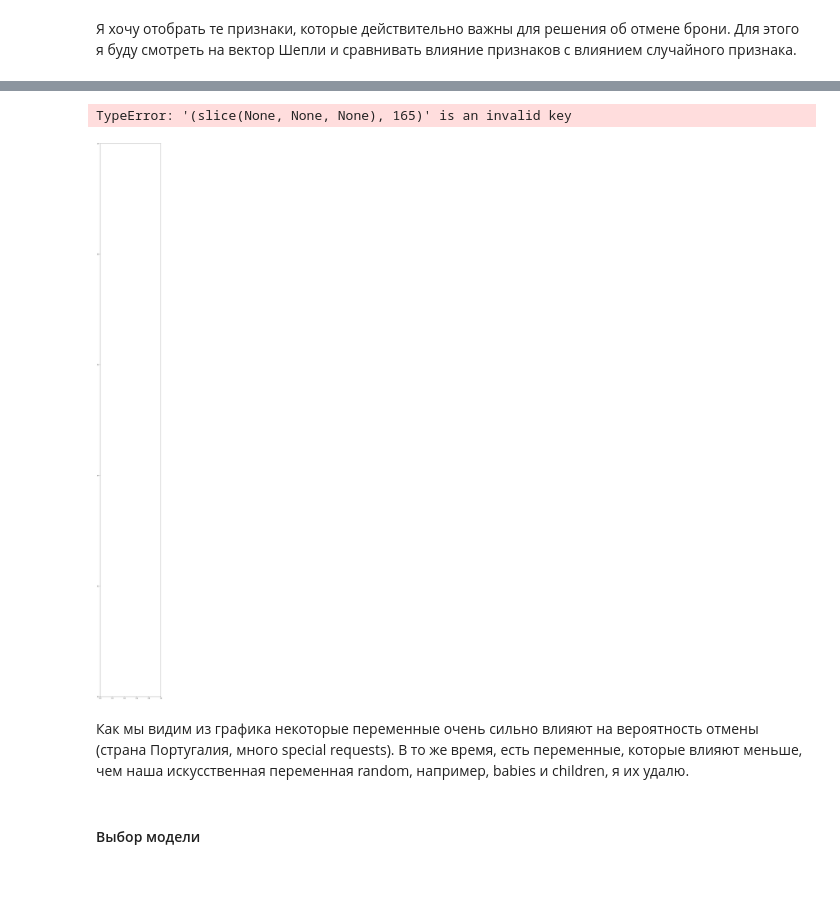
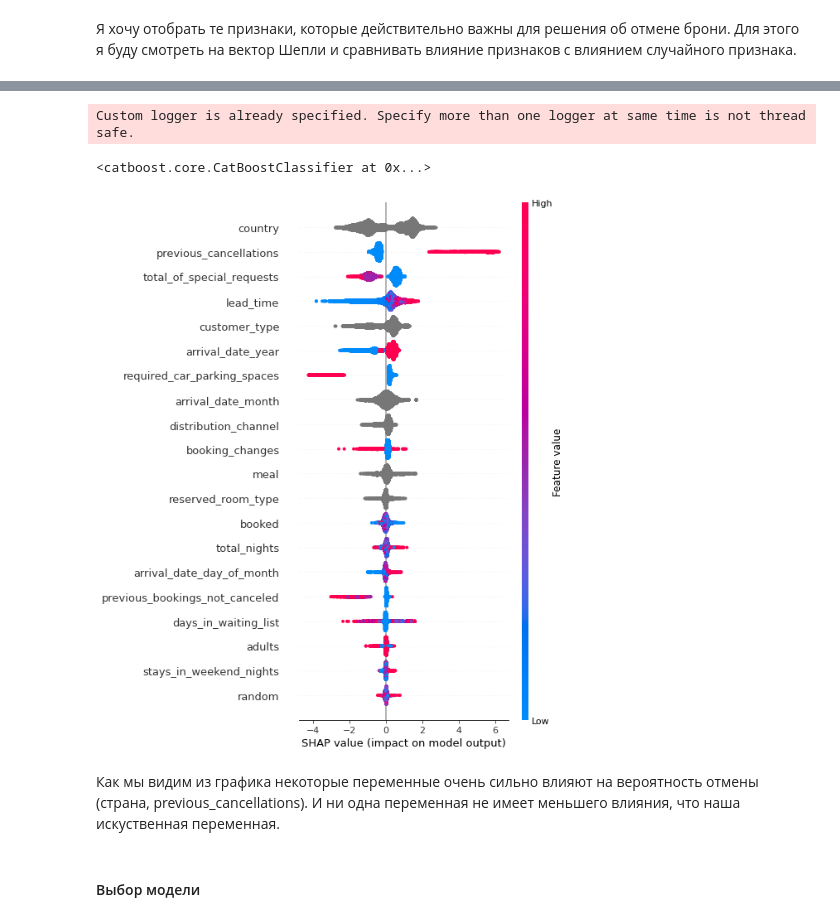
Before and after one commit to kipirka/Python_projects, a Jupyter notebook: Hotels.ipynb, the cells around one changed output, grey strips where cells are left out. Saved outputs shown, nothing was run; the diff lists cells and outputs as text; code cells hidden in the pictures; blank space fills up the shorter version.

```diff
--- a/Hotels.ipynb
+++ b/Hotels.ipynb
@@ -606,9 +815,18 @@ shap_values = ex.shap_values(features_valid_encoded)
-# %%
-# График влияния разных фичей
-shap.summary_plot(shap_values, features_valid_encoded, max_display=200)
-# %% [output]
-TypeError: '(slice(None, None, None), 165)' is an invalid key
-[figure, removed]
+# %%
+model = CatBoostClassifier(iterations=300, random_seed=42)
+# %%
+model.fit(features_train, target_train, cat_features=categorical, verbose=False, plot=False)
+# %% [output]
+Custom logger is already specified. Specify more than one logger at same time is not thread safe.
+<catboost.core.CatBoostClassifier at 0x...>
+# %%
+explainer = shap.TreeExplainer(model)
+# %%
+shap_values = explainer.shap_values(Pool(features_train, target_train, cat_features=categorical))
+# %%
+shap.summary_plot(shap_values, features_train)
+# %% [output]
+[figure, added]
 # %% [markdown]
-Как мы видим из графика некоторые переменные очень сильно влияют на вероятность отмены (страна Португалия, много special requests). В то же время, есть переменные, которые влияют меньше, чем наша искусственная переменная random, например, babies и children, я их удалю.
+Как мы видим из графика некоторые переменные очень сильно влияют на вероятность отмены (страна, previous_cancellations). И ни одна переменная не имеет меньшего влияния, что наша искуственная переменная.
 # %%
```
Also changed, not shown: parts of 97 cells of this notebook.
